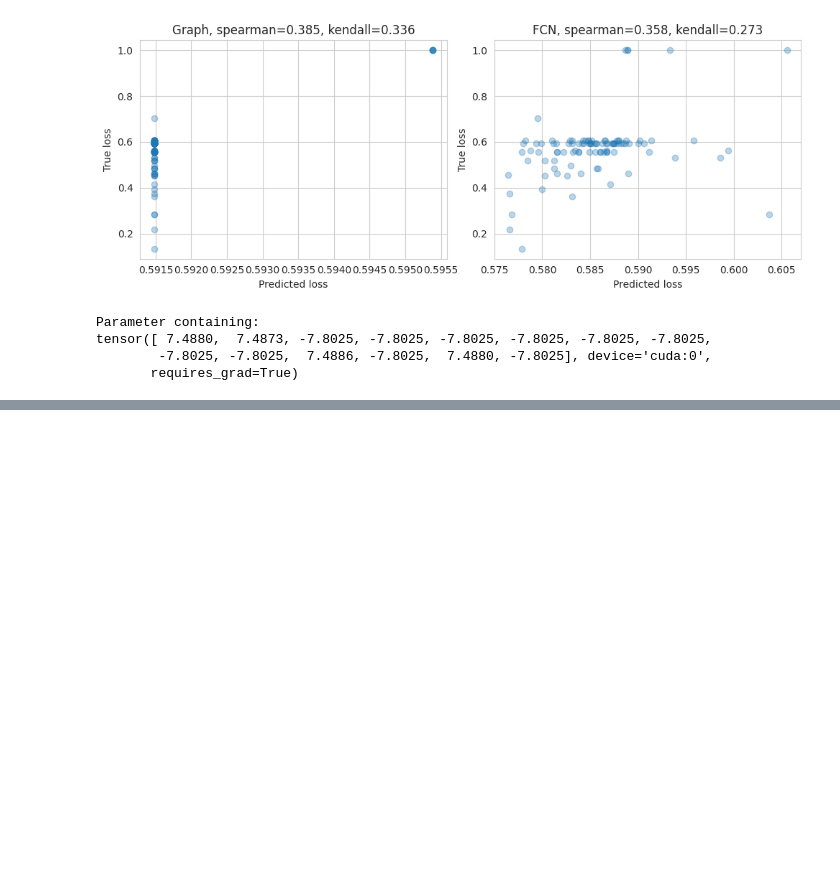
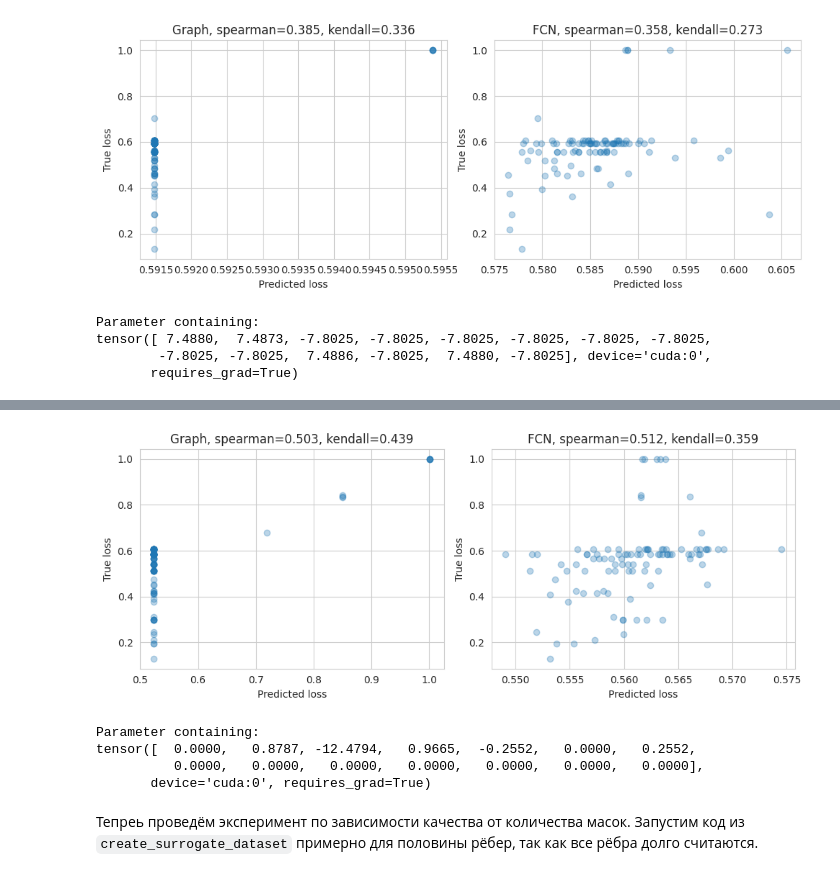
Before and after one commit to intsystems/Zero-shot-structural-pruning, a Jupyter notebook: notebooks/graphmodel.ipynb, the cells around one changed output, grey strips where cells are left out. Cells and saved outputs as stored; diff of their text form; code cells hidden in the pictures; blank space fills up the shorter version.

Commit message:
more experiments

```diff
--- a/notebooks/graphmodel.ipynb
+++ b/notebooks/graphmodel.ipynb
@@ -2078,0 +2246,40 @@ tensor([ 7.4880,  7.4873, -7.8025, -7.8025, -7.8025, -7.8025, -7.8025, -7.8025,
+# %%
+y_true = surrogate_dataset_test.tensors[1]
+
+with sns.axes_style('whitegrid'):
+    for idx_experiment in range(config['n_iterations_global']):
+        preds_graph = preds_results['graph'][idx_experiment]
+        preds_fcn = preds_results['FCN'][idx_experiment]
+
+        plt.figure(figsize=(10, 4))
+
+        plt.subplot(1, 2, 1)
+        plt.scatter(preds_graph, y_true, alpha=0.3)
+        plt.xlabel('Predicted loss')
+        plt.ylabel('True loss')
+
+        spearman_corr = spearmanr(preds_graph, y_true)[0]
+        kendall_corr = kendalltau(preds_graph, y_true)[0]
+        plt.title(f'Graph, spearman={spearman_corr:.3f}, kendall={kendall_corr:.3f}')
+
+        plt.subplot(1, 2, 2)
+        plt.scatter(preds_fcn, y_true, alpha=0.3)
+        plt.xlabel('Predicted loss')
+        plt.ylabel('True loss')
+
+        spearman_corr = spearmanr(preds_fcn, y_true)[0]
+        kendall_corr = kendalltau(preds_fcn, y_true)[0]
+        plt.title(f'FCN, spearman={spearman_corr:.3f}, kendall={kendall_corr:.3f}')
+
+        plt.tight_layout()
+# %% [output]
+[figure, added]
+# %%
+surrogate_graph_model.gamma
+# %% [output]
+Parameter containing:
+tensor([  0.0000,   0.8787, -12.4794,   0.9665,  -0.2552,   0.0000,   0.2552,
+          0.0000,   0.0000,   0.0000,   0.0000,   0.0000,   0.0000,   0.0000],
+       device='cuda:0', requires_grad=True)
+# %% [markdown]
+Тепреь проведём эксперимент по зависимости качества от количества масок. Запустим код из `create_surrogate_dataset` примерно для половины рёбер, так как все рёбра долго считаются.
```
Also changed, not shown: parts of 31 cells of this notebook.
